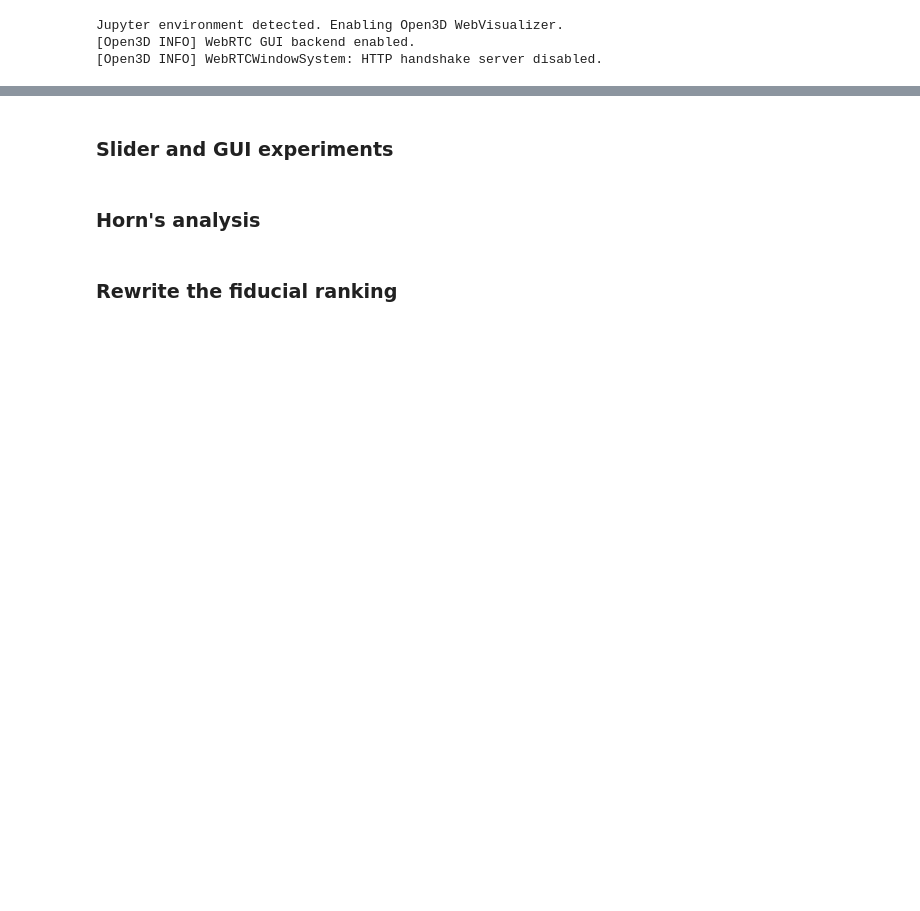
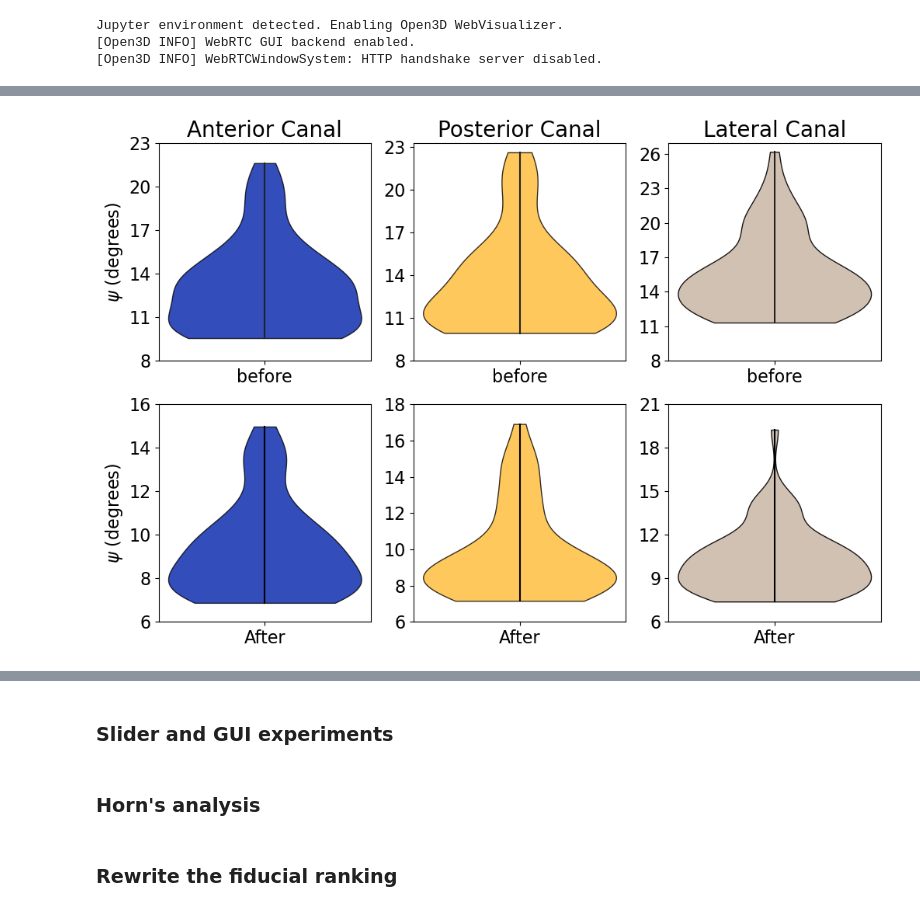
Before and after one commit to Daniel-Nicolae/Modelling-the-Human-Semicircular-Canals, a Jupyter notebook: python/experiments.ipynb, the cells around one changed output, grey strips where cells are left out. Saved outputs shown, nothing was run; the diff lists cells and outputs as text; code cells hidden in the pictures; blank space fills up the shorter version.

```diff
--- a/python/experiments.ipynb
+++ b/python/experiments.ipynb
@@ -72,0 +147,40 @@ for s, subject in enumerate(kept):
+# %%
+colors = ["#0022aa", "#ffbb33", "#ccbbaa"]
+alphas = [0.8, 0.8, 0.9]
+fig, axs = plt.subplots(2, 3, figsize=(12, 8))
+for c, canal in enumerate(canals):
+
+
+    plots1 = axs[0, c].violinplot(angles_b[c], showextrema=False)
+    plots2 = axs[1, c].violinplot(angles_a[c], showextrema=False)
+    axs[0, c].plot([1, 1], [np.min(angles_b[c]), np.max(angles_b[c])], color="#222222")
+    axs[1, c].plot([1, 1], [np.min(angles_a[c]), np.max(angles_a[c])], color="black")
+
+    for pc in plots1['bodies']:
+        pc.set_facecolor(colors[c])
+        pc.set_edgecolor('black')
+        pc.set_alpha(alphas[c])
+
+    for pc in plots2['bodies']:
+        pc.set_facecolor(colors[c])
+        pc.set_edgecolor('black')
+        pc.set_alpha(alphas[c])
+
+    axs[0, c].tick_params(labelsize=16)
+    axs[0, c].set_xticks([1])
+    axs[0, c].set_xticklabels(["before"], fontsize=16)
+    if c==0: axs[0, c].set_ylabel("$\psi$ (degrees)", fontsize=16)
+    axs[0, c].set_title(canal.title() + " Canal", fontsize=20)
+    if c==2: axs[0, c].set_yticks(np.arange(8, 27, 3))
+    else: axs[0, c].set_yticks(np.arange(8, 25, 3))
+
+    axs[1, c].tick_params(labelsize=16)
+    axs[1, c].set_xticks([1])
+    axs[1, c].set_xticklabels(["After"], fontsize=16)
+    if c==0: axs[1, c].set_ylabel("$\psi$ (degrees)", fontsize=16)
+
+    if c==2: axs[1, c].set_yticks(np.arange(6, 24, 3))
+    elif c==1: axs[1, c].set_yticks(np.arange(6, 20, 2))
+    else: axs[1, c].set_yticks(np.arange(6, 18, 2))
+# %% [output]
+[figure, added]
```
Also changed, not shown: parts of 25 cells of this notebook.
